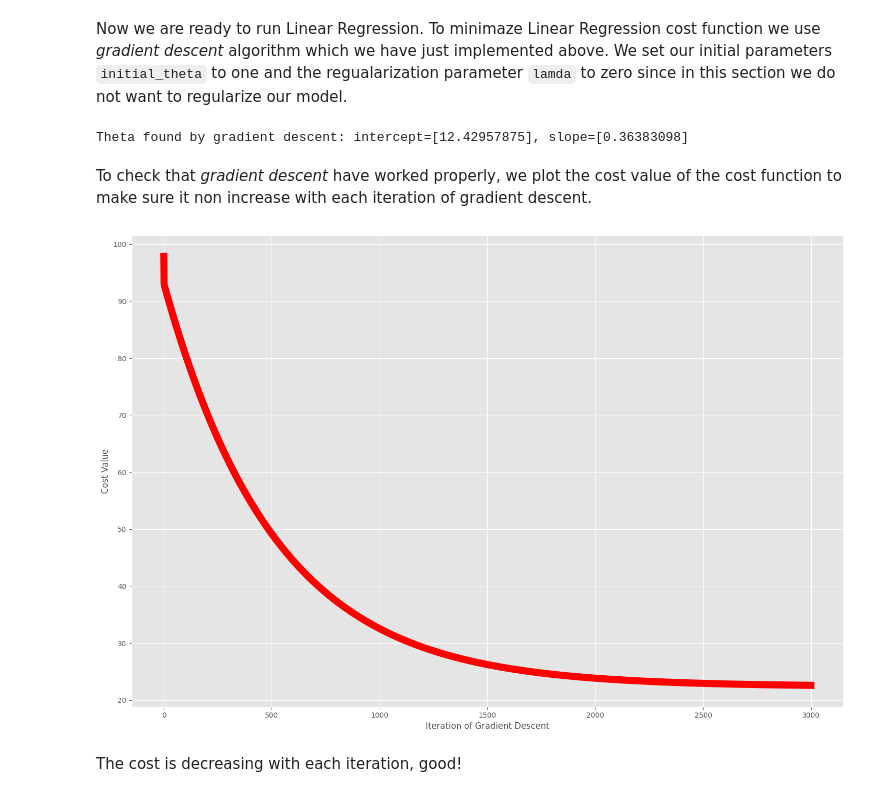
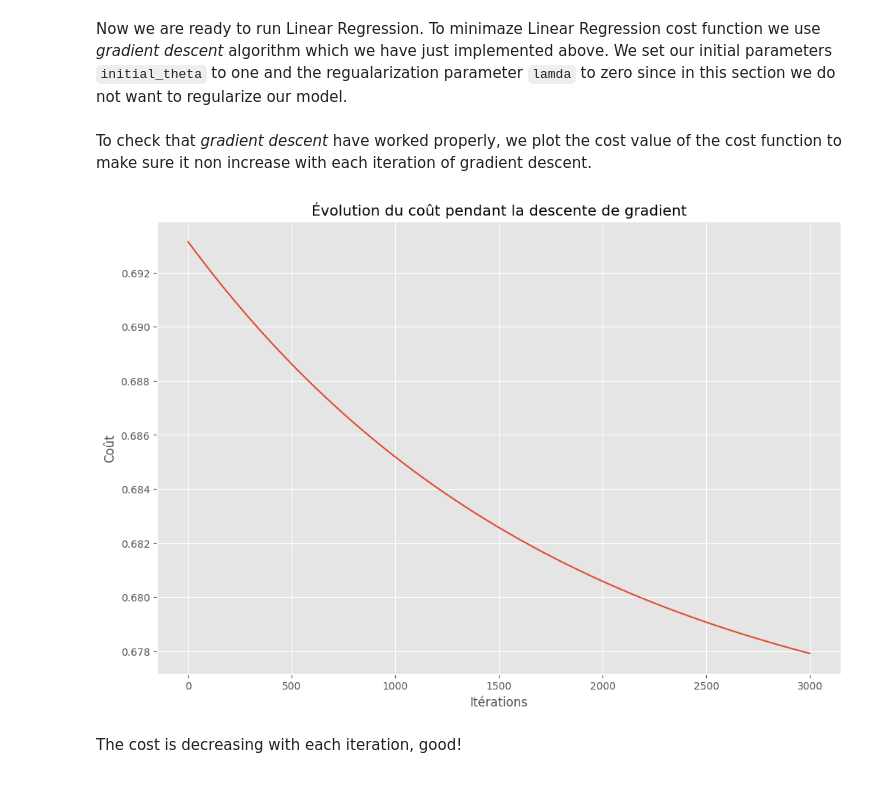
Before and after one commit to sarahmoussaoui/TP-Reseaux-de-Neurones, a Jupyter notebook: TP5/Programming Exercise 5 - Regularized Linear Regression and Bias vs Variance.ipynb, the cells around one changed output. Saved outputs shown, nothing was run; the diff lists cells and outputs as text; code cells hidden in the pictures.

```diff
--- a/TP5/Programming Exercise 5 - Regularized Linear Regression and Bias vs Variance.ipynb
+++ b/TP5/Programming Exercise 5 - Regularized Linear Regression and Bias vs Variance.ipynb
@@ -143,31 +217,36 @@ def validationCurve(X, y, Xval, yval, lambda_vec):
 ## High Bias model
 # %% [markdown]
 Now we are ready to run Linear Regression. To minimaze Linear Regression cost function we use *gradient descent* algorithm which we have just implemented above. We set our initial parameters `initial_theta` to one and the regualarization parameter `lamda` to zero since in this section we do not want to regularize our model.
-# %%
-# add bias term
-X = np.c_[np.ones(X.shape[0]), X]
-
-# regularization parameter
-lamda = 0
-
-initial_theta = np.ones((X.shape[1], 1))
-num_iters = 3000
-alpha = 0.001
-theta, J_history = gradientDescent(X, y, initial_theta, alpha, num_iters, lamda)
-print("Theta found by gradient descent: intercept={0}, slope={1}".format(theta[0],theta[1]))
-# %% [output]
-Theta found by gradient descent: intercept=[12.42957875], slope=[0.36383098]
 # %% [markdown]
 To check that *gradient descent* have worked properly, we plot the cost value of the cost function to make sure it non increase with each iteration of gradient descent.
-# %%
-fig = plt.figure()
-ax = fig.add_subplot(1, 1, 1)
-ax.plot(range(num_iters), J_history, linewidth=10, c='r')
-plt.ylabel('Cost Value')
-plt.xlabel('Iteration of Gradient Descent')
-plt.show()
-# %% [output]
-[figure, removed]
+# %%
+X_train_norm, mean_train, std_train = featureNormalize(X_train)
+X_val_norm = (X_val - mean_train) / std_train
+X_test_norm = (X_test - mean_train) / std_train
+
+X_train_b = np.hstack((np.ones((X_train_norm.shape[0], 1)), X_train_norm))
+X_val_b = np.hstack((np.ones((X_val_norm.shape[0], 1)), X_val_norm))
+X_test_b = np.hstack((np.ones((X_test_norm.shape[0], 1)), X_test_norm))
+
+
+# regularization parameter
+lamda = 0
+
+initial_theta = np.zeros((X_train_b.shape[1], 1))
+num_iters = 3000
+alpha = 0.001
+
+theta, J_history = gradientDescent(X_train_b, y_train, initial_theta, alpha, num_iters, lamda)
+
+plt.figure()
+plt.plot(range(num_iters), J_history)
+plt.xlabel('Itérations')
+plt.ylabel('Coût')
+plt.title('Évolution du coût pendant la descente de gradient')
+plt.grid(True)
+plt.show()
+# %% [output]
+[figure, added]
 # %% [markdown]
 The cost is decreasing with each iteration, good!
 # %% [markdown]
```
Also changed, not shown: parts of 33 cells of this notebook, 3 other files.
